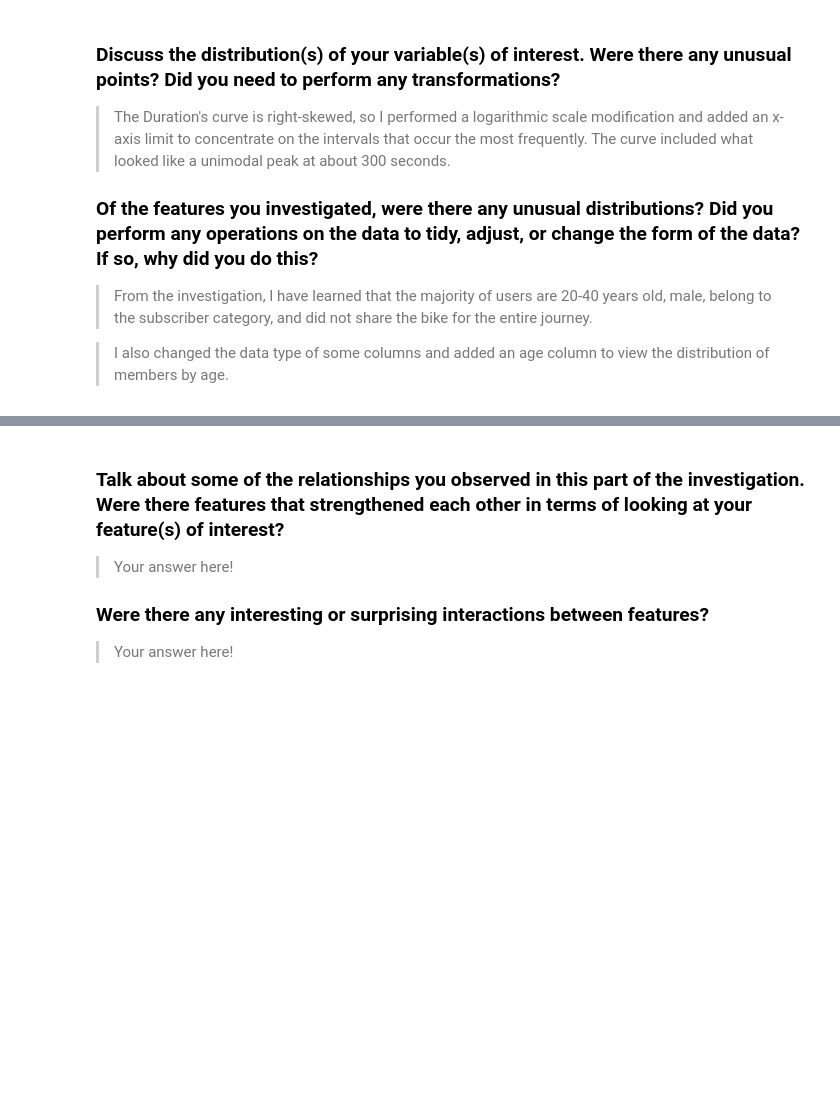
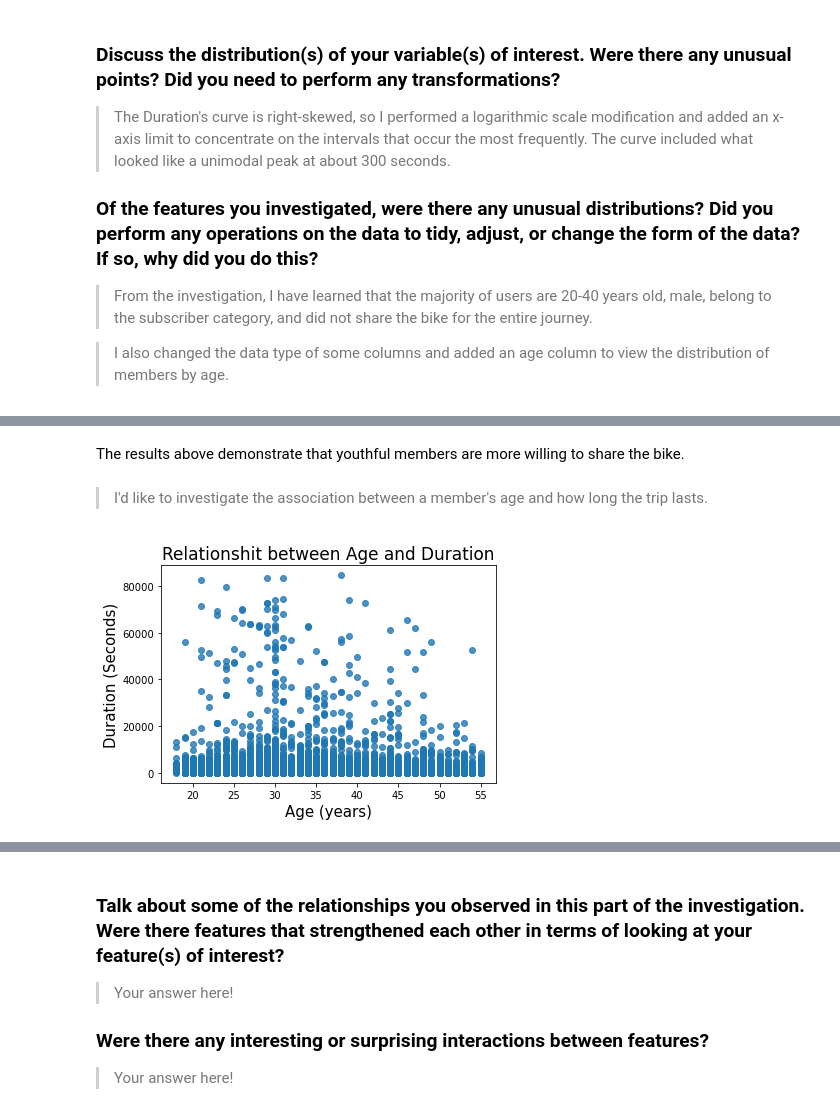
Before and after one commit to Abdulraheembashir043/Ford_GoBike_System_Data_Exploration, a Jupyter notebook: Part_I_exploration_template.ipynb, the cells around one changed output, grey strips where cells are left out. Saved outputs shown, nothing was run; the diff lists cells and outputs as text; code cells hidden in the pictures; blank space fills up the shorter version.

```diff
--- a/Part_I_exploration_template.ipynb
+++ b/Part_I_exploration_template.ipynb
@@ -428,0 +440,14 @@ fashion in the previous section (univariate exploration).
+# %% [markdown]
+The results above demonstrate that youthful members are more willing to share the bike.
+# %% [markdown]
+> I'd like to investigate the association between a member's age and how long the trip lasts.
+# %%
+# ploting the association
+sns.regplot(data = bike_df, x = 'age', y = 'duration_sec', fit_reg = False)
+
+# Format the plot's visual
+plt.xlabel('Age (years)', size = 15)
+plt.ylabel('Duration (Seconds)', size = 15)
+plt.title('Relationshit between Age and Duration', size = 17);
+# %% [output]
+[figure, added]
```
Also changed, not shown: parts of 10 cells of this notebook, 1 other file.
